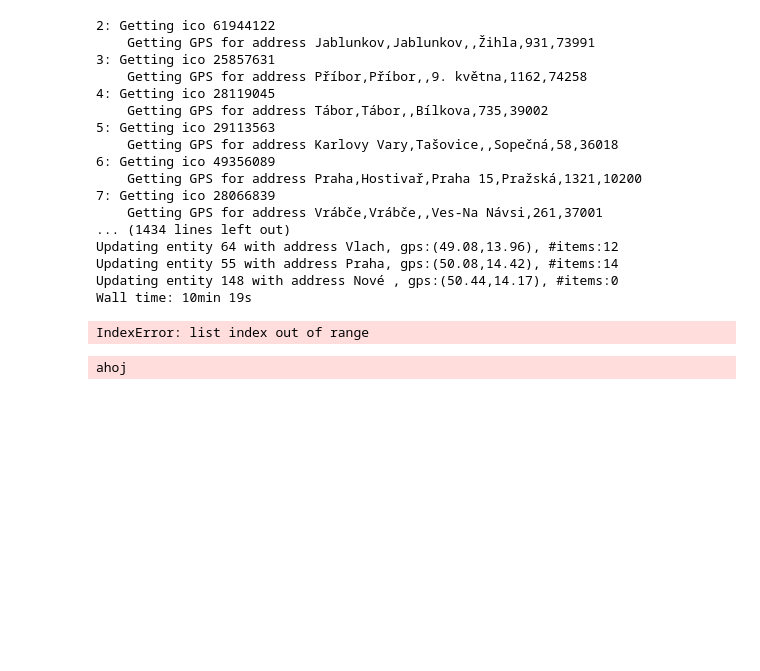
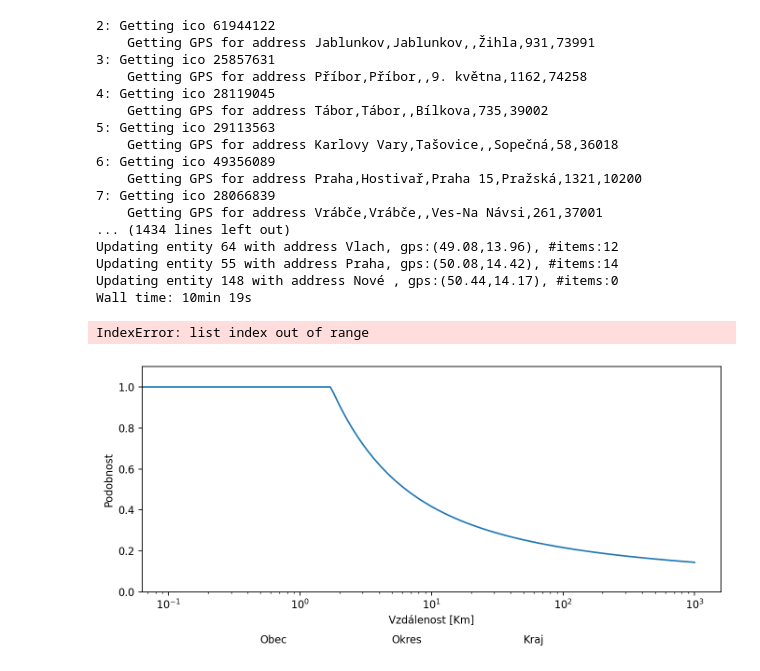
Before and after one commit to opendatalabcz/public-contract-recommendation, a Jupyter notebook: research/src/location_research.ipynb, the cells around one changed output. Cells and saved outputs as stored; diff of their text form; code cells hidden in the pictures; blank space fills up the shorter version.

```diff
--- a/research/src/location_research.ipynb
+++ b/research/src/location_research.ipynb
@@ -719,7 +719,3 @@ logging.basicConfig(
     format='%(asctime)s.%(msecs)03d %(levelname)s %(module)s - %(funcName)s: %(message)s',
     datefmt='%Y-%m-%d %H:%M:%S',
 )
-# %%
-logger.info('ahoj')
-# %% [output]
-ahoj
@@ -727,0 +722,24 @@ logging.info('cau')
+# %%
+import numpy
+import matplotlib.pyplot as plt
+import matplotlib.ticker as ticker
+
+t = numpy.arange(0, 1000, 0.1)
+sim = numpy.array(list(map(lambda x: min(1,1/numpy.log1p(x)), t)))
+
+# plt.figure(num=None, figsize=(10, 4), dpi=160, facecolor='w', edgecolor='k')
+fig, ax = plt.subplots(figsize=(10, 4),dpi=160)
+ax.plot(t,sim)
+start, end = ax.get_xlim()
+ax.xaxis.set_ticks(numpy.arange(start, end, 0.712123))
+ax.xaxis.set_major_formatter(ticker.FormatStrFormatter('%0.1f'))
+plt.ylabel('Podobnost')
+plt.xlabel('Vzdálenost [Km]')
+plt.ylim(0,1.1)
+plt.xscale('log')
+plt.text(0.5,-0.25,'Obec')
+plt.text(5,-0.25,'Okres')
+plt.text(50,-0.25,'Kraj')
+plt.show()
+# %% [output]
+[figure, added]
```
Also changed, not shown: parts of 1 cell of this notebook, 12 other files.
